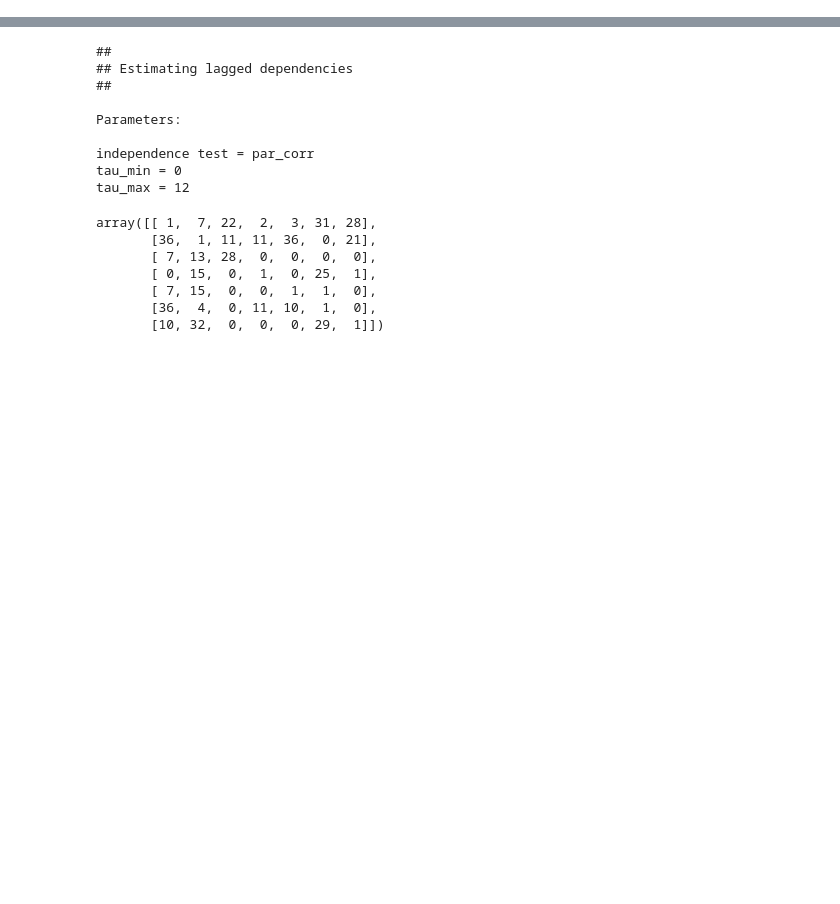
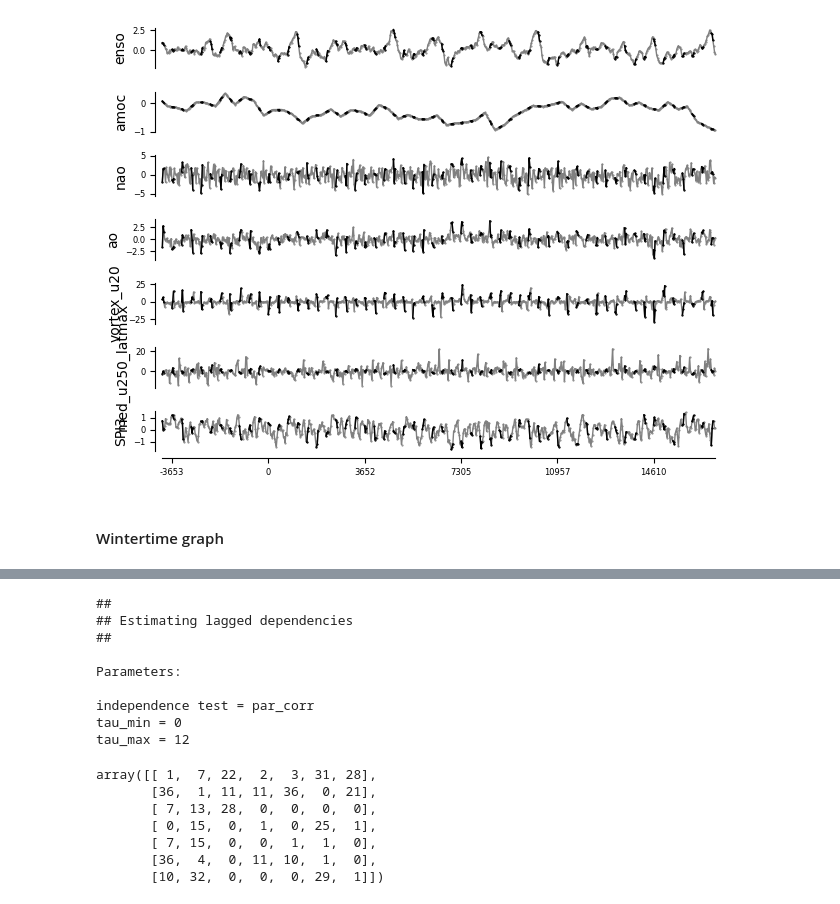
Before and after one commit to chiemvs/Medley, a Jupyter notebook: notebooks/Causal_experimentation.ipynb, the cells around one changed output, grey strips where cells are left out. Drawn from its saved outputs; the diff is of its cells as text; code cells hidden in the pictures; blank space fills up the shorter version.

```diff
--- a/notebooks/Causal_experimentation.ipynb
+++ b/notebooks/Causal_experimentation.ipynb
@@ -64,0 +84,6 @@ tp.plot_timeseries(frame); plt.show()
+# %%
+tp.plot_timeseries(jfmframe, grey_masked_samples='data'); plt.show()
+# %% [output]
+[figure, added]
+# %% [markdown]
+#### Wintertime graph
```
Also changed, not shown: parts of 17 cells of this notebook.
